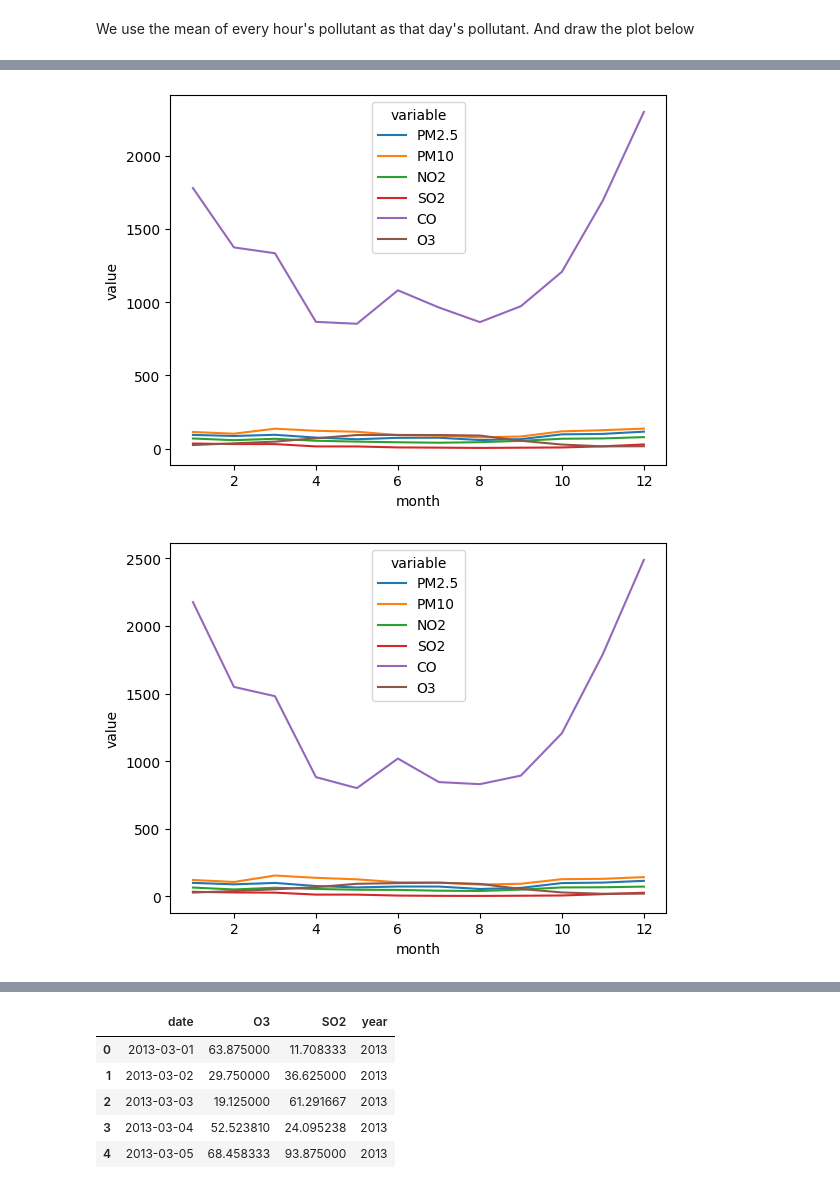
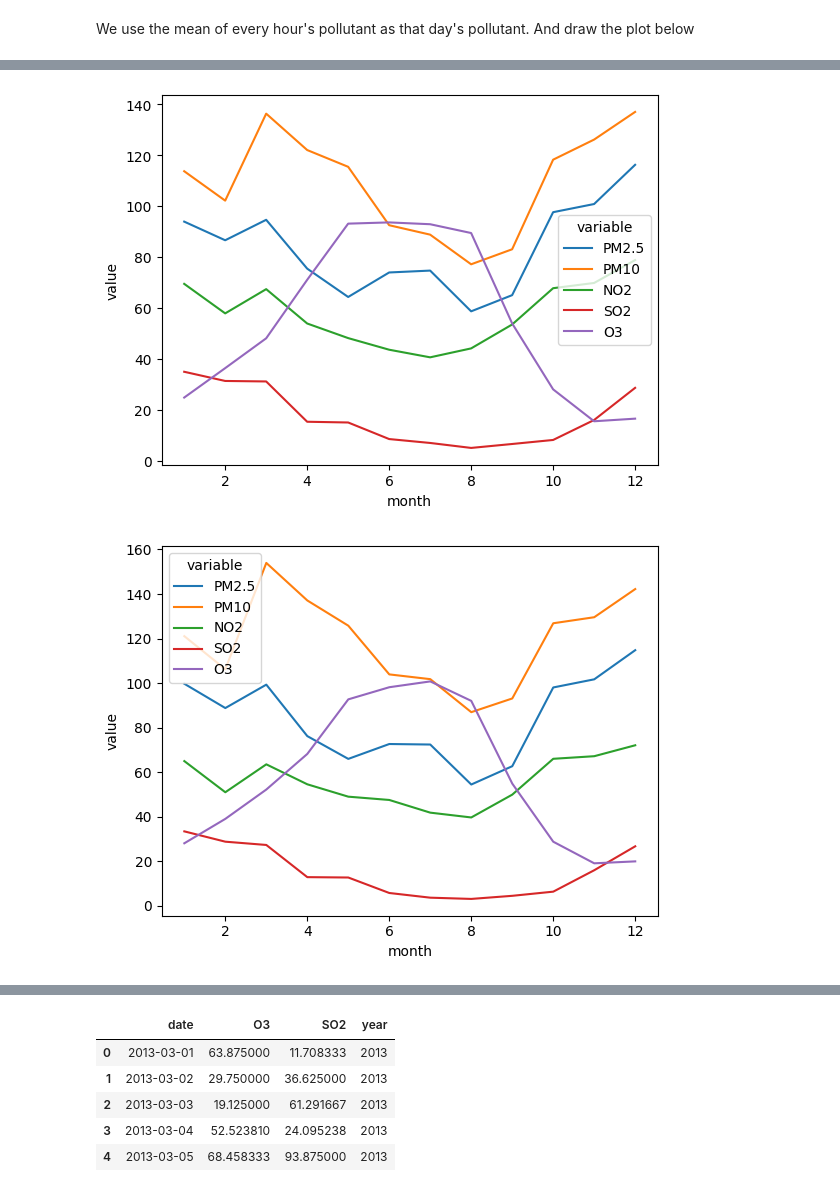
Before and after one commit to Po1ntbreaker/SUSTC_Stat_217_Proj, a Jupyter notebook: Single_variable_analysis.ipynb, the cells around one changed output, grey strips where cells are left out. Cells and saved outputs as stored; diff of their text form; code cells hidden in the pictures.

```diff
--- a/Single_variable_analysis.ipynb
+++ b/Single_variable_analysis.ipynb
@@ -180,7 +166,7 @@ And draw the plot below
 # %%
 for i, aq in enumerate(Air_Qualities):
     # 计算每月的污染物平均值
-    Monthly_pollutants = aq.groupby(['month'])[['PM2.5', 'PM10', 'NO2', 'SO2', 'CO', 'O3']].mean().reset_index()
+    Monthly_pollutants = aq.groupby(['month'])[['PM2.5', 'PM10', 'NO2', 'SO2', 'O3']].mean().reset_index()
 
     # 将数据转换为长格式
     melted_data = pd.melt(Monthly_pollutants, ['month'])
@@ -201,2 +187,2 @@ for i, aq in enumerate(Air_Qualities):
-[figure, old version]
+[figure, new version]
-[figure, old version]
+[figure, new version]
```
Also changed, not shown: parts of 5 cells of this notebook.
